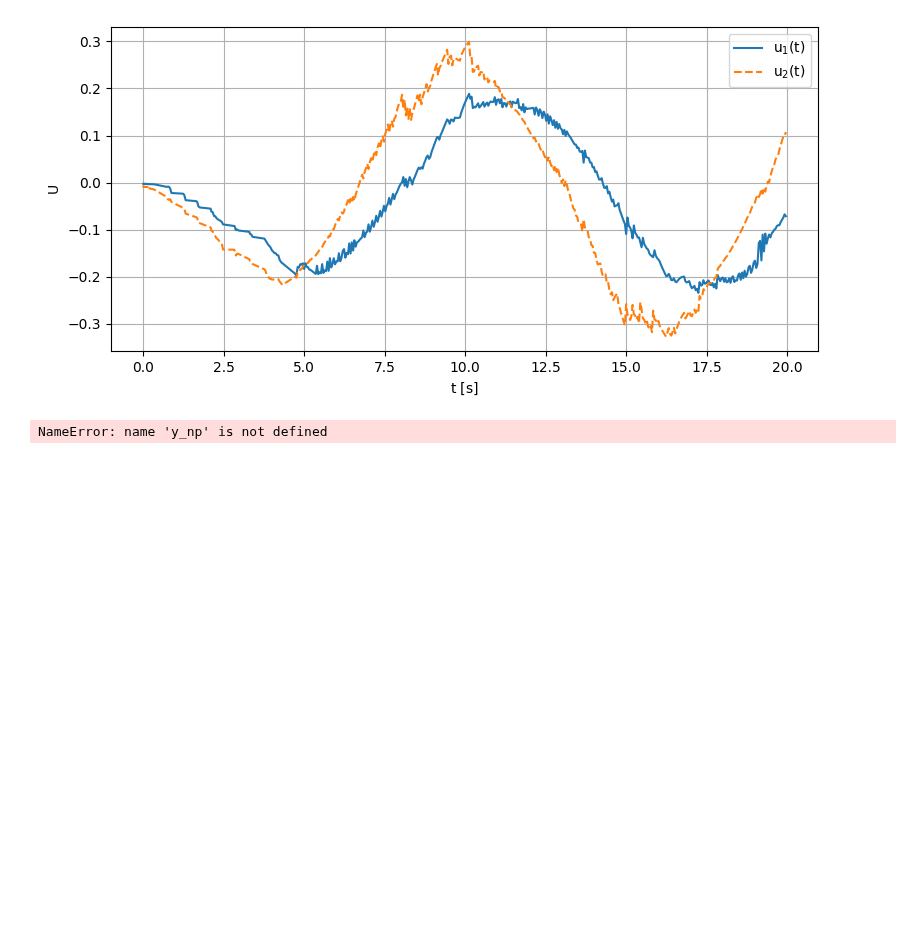
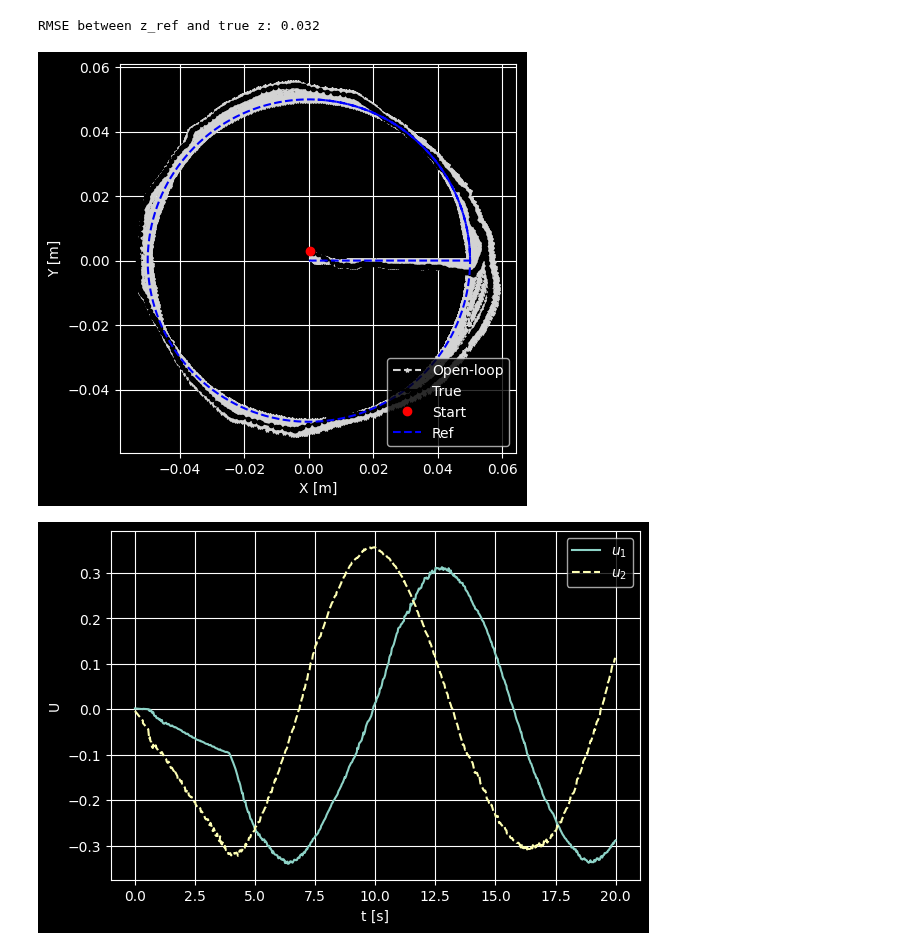
Before and after one commit to StanfordASL/trunk-stack, a Jupyter notebook: stack/main/scripts/visualize_mpc.ipynb, the cells around one changed output. Saved outputs shown, nothing was run; the diff lists cells and outputs as text; code cells hidden in the pictures; blank space fills up the shorter version.

Commit message:
include correct logging for koopman

```diff
--- a/stack/main/scripts/visualize_mpc.ipynb
+++ b/stack/main/scripts/visualize_mpc.ipynb
@@ -224,11 +266,17 @@ z_ref, t = generate_ref_trajectory(10, 0.02, 'figure_eight', 0.08, dim=3)
 # %%
-N = 10
-n_x = 5
+#N = 10
+#n_x = 5
+#n_z = 3
+#n_u = 2
+
+N = 2
+n_x = 119
 n_z = 3
 n_u = 2
 # mpc_test_data = pd.read_csv(f'../data/trajectories/test_mpc/mpc_U04-dU0-Q50-Qzf100-R0001-0005-001-N{N}-4D-small_figure_eight.csv')
 # mpc_test_data = pd.read_csv(f'../data/trajectories/test_mpc/mpc_Rdu005.csv')
-mpc_test_data = pd.read_csv(f'../data/trajectories/test_mpc/test_experiment.csv')
+# mpc_test_data = pd.read_csv(f'../data/trajectories/test_mpc/test_experiment.csv')
+mpc_test_data = pd.read_csv(f'../data/trajectories/test_mpc/test_experiment_koopman.csv')
 
 
 topt_pd, xopt_pd, uopt_pd, zopt_pd = mpc_test_data['topt'], mpc_test_data['xopt'], mpc_test_data['uopt'], mpc_test_data['zopt']
@@ -248,19 +296,14 @@ for sample_idx in range(num_samples):
     zopt_np[sample_idx, :] = np.array(zopt_list).reshape(-1, n_z)
 # %%
 plot_controls_only(topt_np[:,0], uopt_np)
-# %% [output]
-[figure, removed]
 # %%
-N = 6
+N = 10
 n_x = 5
 n_z = 3
-n_u = 6
-n_y = 12
+n_u = 2
+n_y = 24
 
-# mpc_cl_data = pd.read_csv(f'../data/trajectories/closed_loop/mpc_Qf0-Rdu01-N6-5D-dt005-circle005.csv')
-# mpc_cl_data = pd.read_csv(f'../data/trajectories/closed_loop/mpc_Qf0-Rdu01-N6-5D-dt002-circle005.csv')
-# mpc_cl_data = pd.read_csv(f'../data/trajectories/closed_loop/mpc_Q100-Qf0-Rdu001-R0-N6-5D-dt002-figure_eight008.csv')
-mpc_cl_data = pd.read_csv(f'../data/trajectories/test_mpc/test_experiment.csv')
+mpc_cl_data = pd.read_csv(f'../data/trajectories/closed_loop/test_ssm_circle_5_05.csv')
 
 topt_pd, xopt_pd, uopt_pd, zopt_pd, y_pd = mpc_cl_data['topt'], mpc_cl_data['xopt'], mpc_cl_data['uopt'], mpc_cl_data['zopt'], mpc_cl_data['y']
 num_samples = len(topt_pd)
@@ -280,11 +323,23 @@ for sample_idx in range(num_samples):
     zopt_np[sample_idx, :] = np.array(zopt_list).reshape(-1, n_z)
     y_list = ast.literal_eval(y_pd[sample_idx].strip('"'))
     y_np[sample_idx, :] = np.array(y_list).reshape(-1, n_y)
-# %%
-# %matplotlib widget
-plot_mpc_trajectory(topt_np[:, 0], z_ref[:], zopt_np[:], y_np[:, :3], uopt_np, N, plot_controls=True, topdown=True)
-# %% [output]
-NameError: name 'y_np' is not defined
+# %%
+z_ref = reference_trajectory
+#z_ref[:, [1, 2]] = z_ref[:, [2, 1]]
+z_ref = z_ref[:, :2]
+
+
+L = min(len(z_ref), y_np.shape[0])
+
+diff = z_ref[:L] - y_np[:L, [0, 1]]
+rmse = np.sqrt(np.mean(diff**2))
+print(f"RMSE between z_ref and true z: {rmse:.3f}")
+
+plot_mpc_trajectory_new_2(topt_np[:, 0], z_ref[:], zopt_np[:], y_np[:, :3], uopt_np, N, plot_controls=True, topdown=True, interactive=True, dark_mode=False)
+# %% [output]
+RMSE between z_ref and true z: 0.032
+[figure, added]
+[figure, added]
 # %%
 # 2D version
 fig = plt.figure()
```
Also changed, not shown: parts of 5 cells of this notebook, 2 other files.
